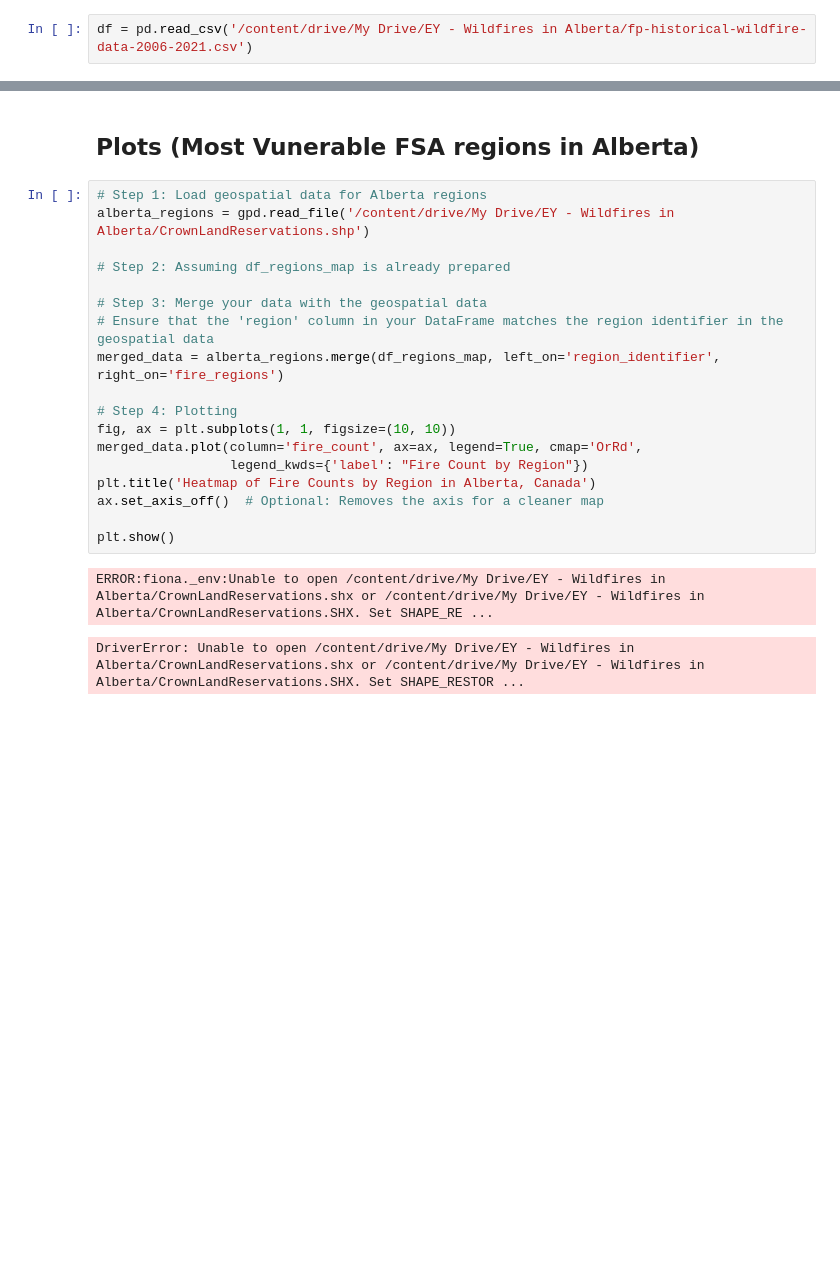
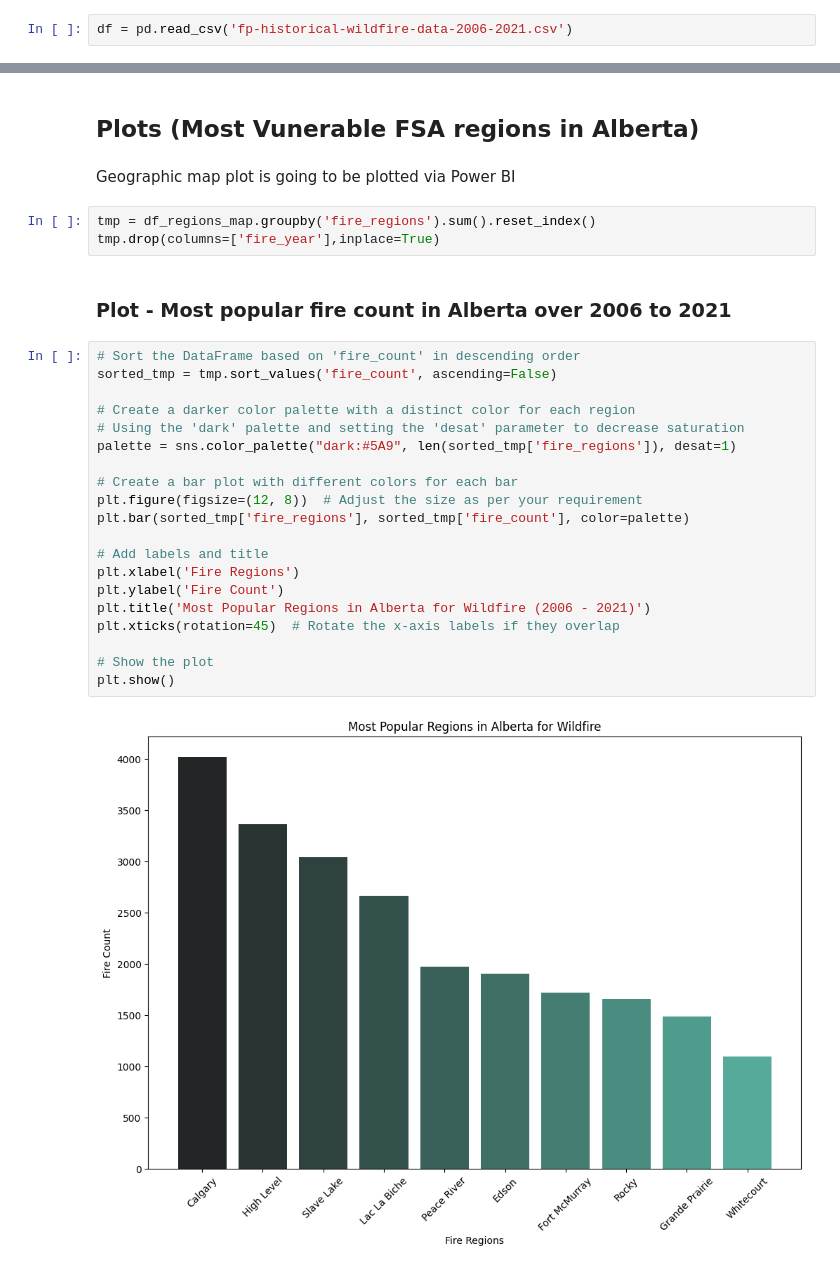
Before and after one commit to paulpark6/WildFire, a Jupyter notebook: wf_DA2.ipynb, the cells around one changed output, grey strips where cells are left out. Cells and saved outputs as stored; diff of their text form; blank space fills up the shorter version.

Commit message:
Updated chart for Most popular region.

```diff
--- a/wf_DA2.ipynb
+++ b/wf_DA2.ipynb
@@ -14,5 +15,5 @@ Drive already mounted at /content/drive; to attempt to forcibly remount, call dr
 # %%
-df = pd.read_csv('/content/drive/My Drive/EY - Wildfires in Alberta/fp-historical-wildfire-data-2006-2021.csv')
+df = pd.read_csv('fp-historical-wildfire-data-2006-2021.csv')
 # %% [markdown]
 # Columns being used
 # %% [markdown]
@@ -167,24 +168,32 @@ df_regions_map = df_map[["fire_year","fire_regions"]]
 df_regions_map = df_regions_map.groupby(["fire_year", "fire_regions"]).size().reset_index(name="fire_count")
 # %% [markdown]
 ## Plots (Most Vunerable FSA regions in Alberta)
-# %%
-# Step 1: Load geospatial data for Alberta regions
-alberta_regions = gpd.read_file('/content/drive/My Drive/EY - Wildfires in Alberta/CrownLandReservations.shp')
-
-# Step 2: Assuming df_regions_map is already prepared
-
-# Step 3: Merge your data with the geospatial data
-# Ensure that the 'region' column in your DataFrame matches the region identifier in the geospatial data
-merged_data = alberta_regions.merge(df_regions_map, left_on='region_identifier', right_on='fire_regions')
-
-# Step 4: Plotting
-fig, ax = plt.subplots(1, 1, figsize=(10, 10))
-merged_data.plot(column='fire_count', ax=ax, legend=True, cmap='OrRd',
-                 legend_kwds={'label': "Fire Count by Region"})
-plt.title('Heatmap of Fire Counts by Region in Alberta, Canada')
-ax.set_axis_off()  # Optional: Removes the axis for a cleaner map
-
-plt.show()
-# %% [output]
-ERROR:fiona._env:Unable to open /content/drive/My Drive/EY - Wildfires in Alberta/CrownLandReservations.shx or /content/drive/My Drive/EY - Wildfires in Alberta/CrownLandReservations.SHX. Set SHAPE_RE ...
-DriverError: Unable to open /content/drive/My Drive/EY - Wildfires in Alberta/CrownLandReservations.shx or /content/drive/My Drive/EY - Wildfires in Alberta/CrownLandReservations.SHX. Set SHAPE_RESTOR ...
+# %% [markdown]
+Geographic map plot is going to be plotted via Power BI
+# %%
+tmp = df_regions_map.groupby('fire_regions').sum().reset_index()
+tmp.drop(columns=['fire_year'],inplace=True)
+# %% [markdown]
+### Plot - Most popular fire count in Alberta over 2006 to 2021
+# %%
+# Sort the DataFrame based on 'fire_count' in descending order
+sorted_tmp = tmp.sort_values('fire_count', ascending=False)
+
+# Create a darker color palette with a distinct color for each region
+# Using the 'dark' palette and setting the 'desat' parameter to decrease saturation
+palette = sns.color_palette("dark:#5A9", len(sorted_tmp['fire_regions']), desat=1)
+
+# Create a bar plot with different colors for each bar
+plt.figure(figsize=(12, 8))  # Adjust the size as per your requirement
+plt.bar(sorted_tmp['fire_regions'], sorted_tmp['fire_count'], color=palette)
+
+# Add labels and title
+plt.xlabel('Fire Regions')
+plt.ylabel('Fire Count')
+plt.title('Most Popular Regions in Alberta for Wildfire (2006 - 2021)')
+plt.xticks(rotation=45)  # Rotate the x-axis labels if they overlap
+
+# Show the plot
+plt.show()
+# %% [output]
+[figure, added]
```
Also changed, not shown: parts of 8 cells of this notebook, 5 other files.
